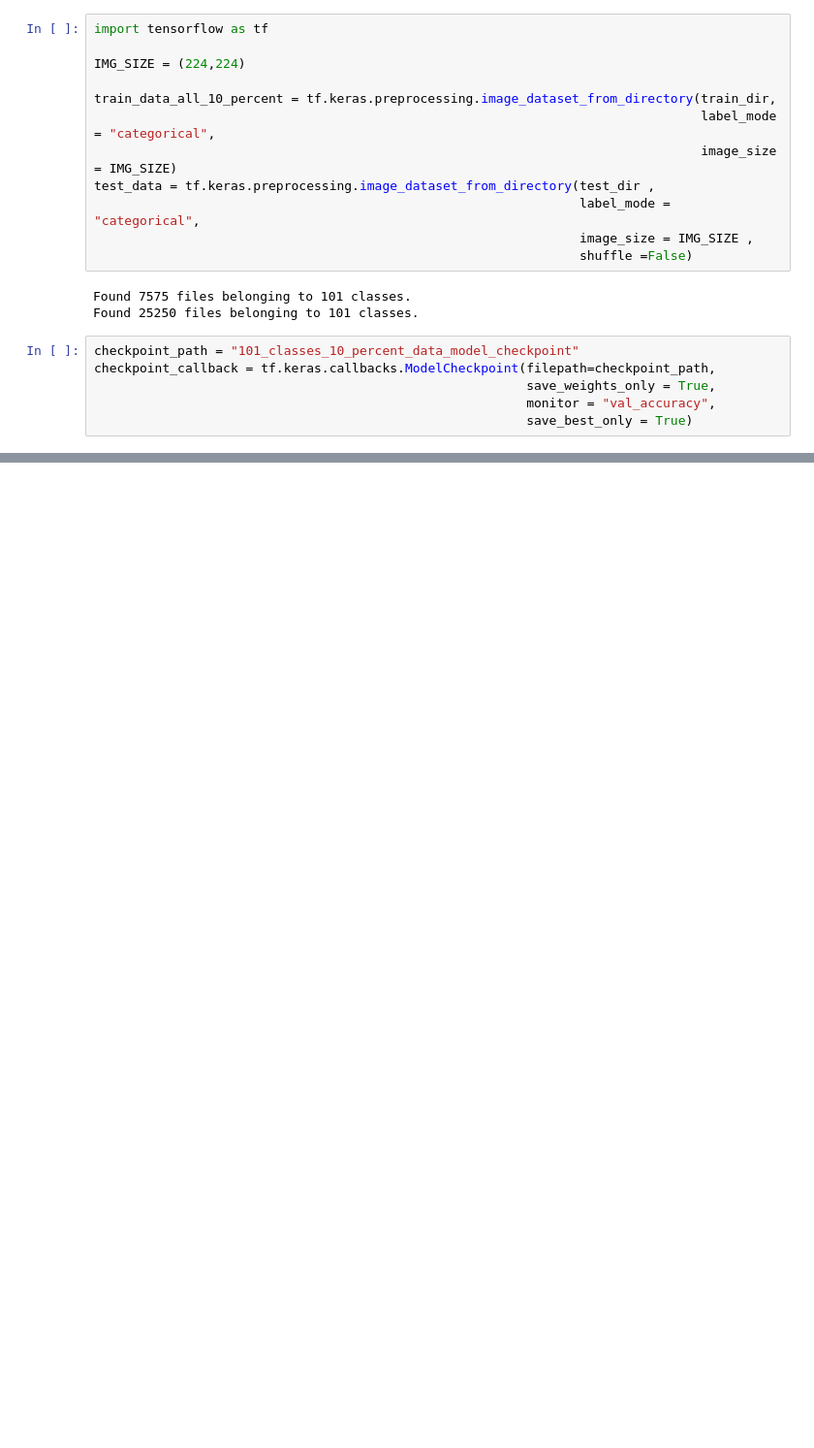
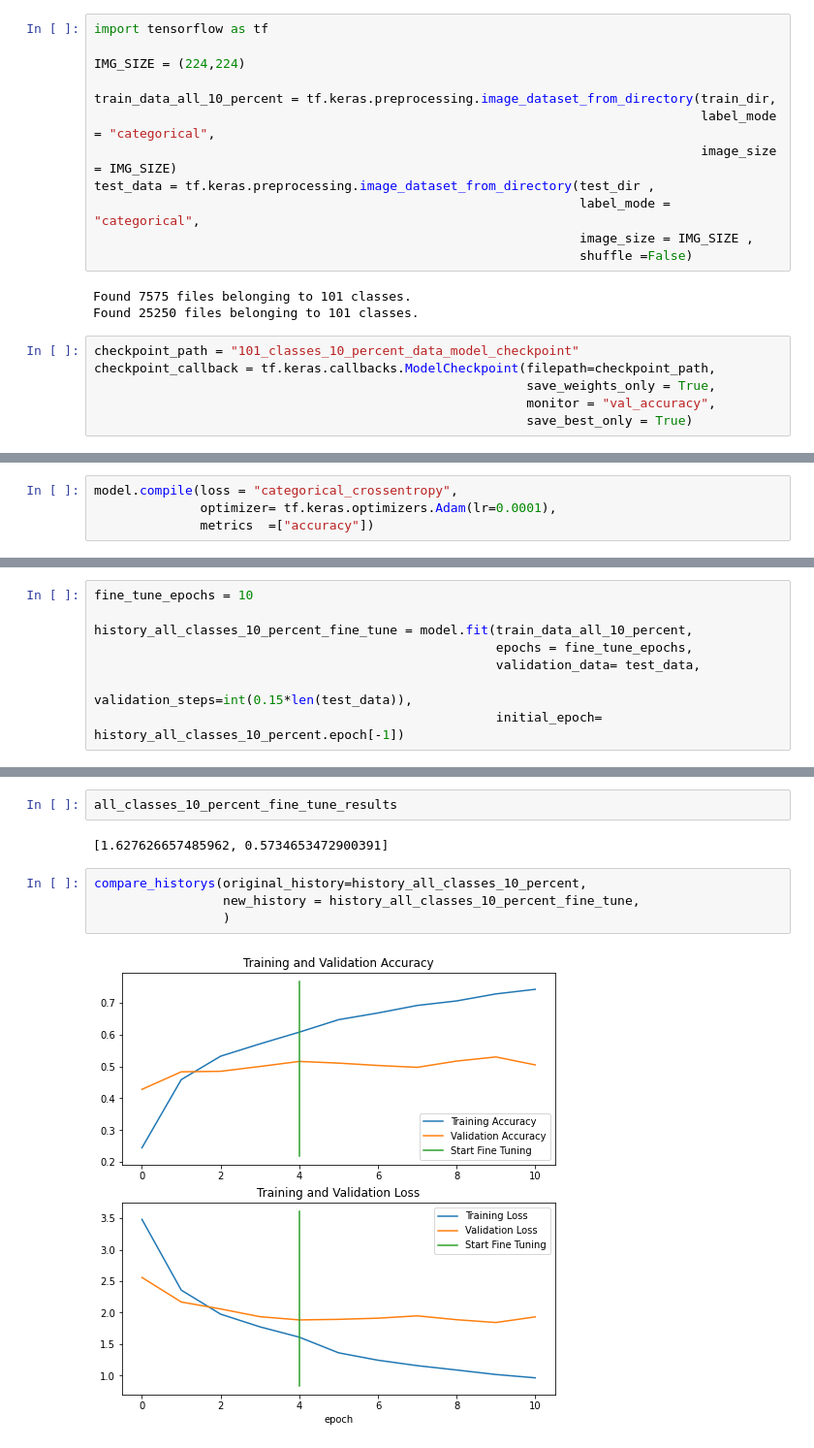
Before and after one commit to hedayet13/learning-tensorflow, a Jupyter notebook: transfer_learning_in_tensorflow_scaling_up.ipynb, the cells around one changed output, grey strips where cells are left out. Shown at 97% size. Saved outputs shown, nothing was run; the diff lists cells and outputs as text; blank space fills up the shorter version.

```diff
--- a/transfer_learning_in_tensorflow_scaling_up.ipynb
+++ b/transfer_learning_in_tensorflow_scaling_up.ipynb
@@ -101,0 +192,4 @@ checkpoint_callback = tf.keras.callbacks.ModelCheckpoint(filepath=checkpoint_pat
+# %%
+model.compile(loss = "categorical_crossentropy",
+              optimizer= tf.keras.optimizers.Adam(lr=0.0001),
+              metrics  =["accuracy"])
@@ -101,0 +226,8 @@ checkpoint_callback = tf.keras.callbacks.ModelCheckpoint(filepath=checkpoint_pat
+# %%
+fine_tune_epochs = 10
+
+history_all_classes_10_percent_fine_tune = model.fit(train_data_all_10_percent,
+                                                     epochs = fine_tune_epochs,
+                                                     validation_data= test_data,
+                                                     validation_steps=int(0.15*len(test_data)),
+                                                     initial_epoch= history_all_classes_10_percent.epoch[-1])
@@ -101,0 +251,10 @@ checkpoint_callback = tf.keras.callbacks.ModelCheckpoint(filepath=checkpoint_pat
+# %%
+all_classes_10_percent_fine_tune_results
+# %% [output]
+[1.627626657485962, 0.5734653472900391]
+# %%
+compare_historys(original_history=history_all_classes_10_percent,
+                 new_history = history_all_classes_10_percent_fine_tune,
+                 )
+# %% [output]
+[figure, added]
```
Also changed, not shown: parts of 21 cells of this notebook.
